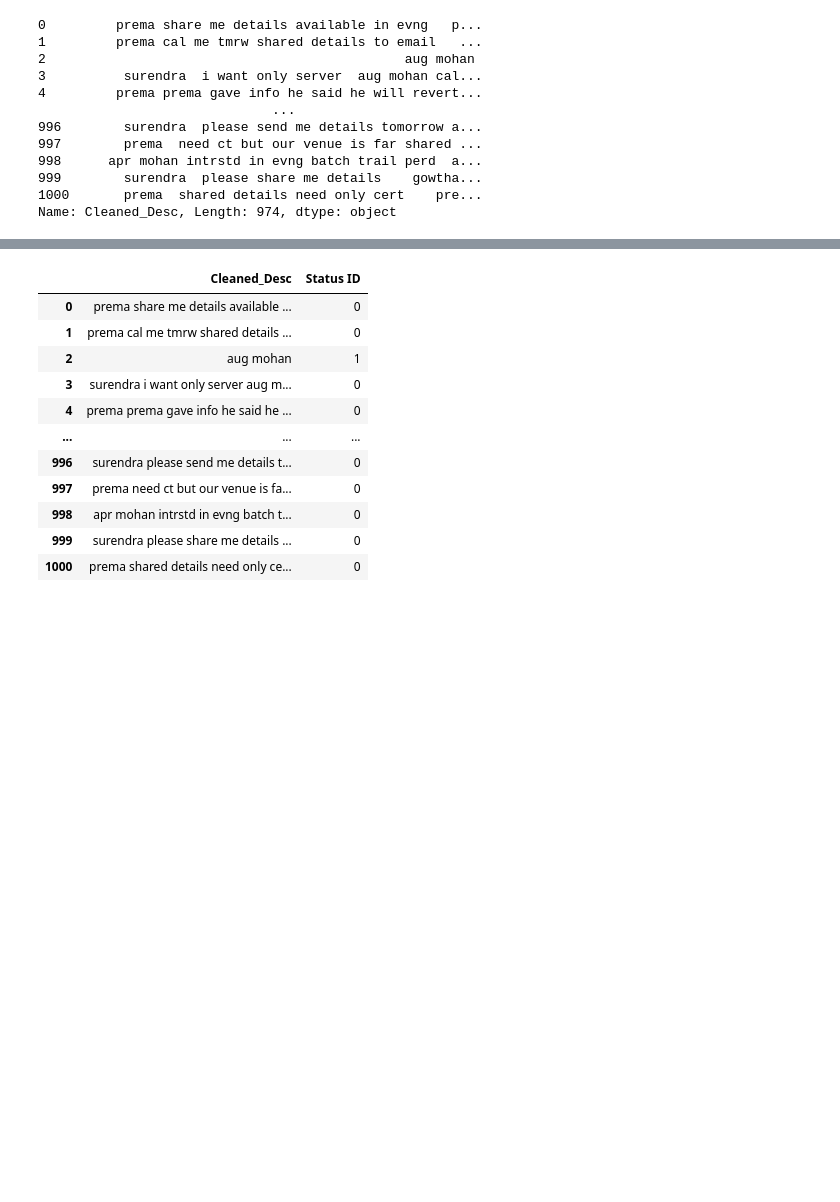
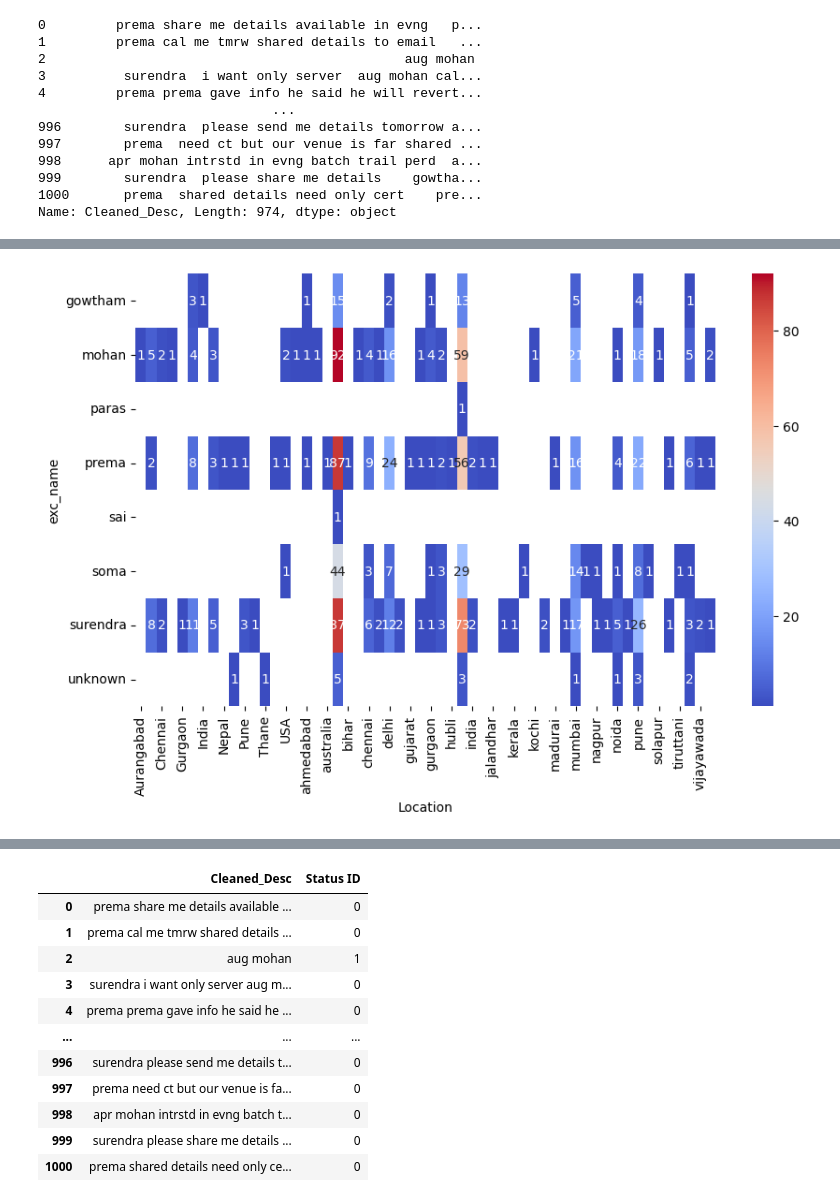
Before and after one commit to hruday9624/NLP-Powered-Sales-Prediction-Using-NLP-to-Predict-Sales-Conversion, a Jupyter notebook: Text_Enhanced_Sales_Prediction_An_NLP_Approach.ipynb, the cells around one changed output, grey strips where cells are left out. Saved outputs shown, nothing was run; the diff lists cells and outputs as text; code cells hidden in the pictures; blank space fills up the shorter version.

```diff
--- a/Text_Enhanced_Sales_Prediction_An_NLP_Approach.ipynb
+++ b/Text_Enhanced_Sales_Prediction_An_NLP_Approach.ipynb
@@ -364,0 +396,20 @@ dataset.head()
+# %%
+import seaborn as sns
+import matplotlib.pyplot as plt
+
+# Select relevant columns
+heatmap_df = dataset[['exc_name', 'Location', 'Status']]
+
+# Create a pivot table to aggregate data
+heatmap_df = heatmap_df.pivot_table(index='exc_name', columns='Location', values='Status', aggfunc='count')
+
+# Set the figure size
+plt.figure(figsize=(10,6))
+
+# Create the heatmap
+sns.heatmap(heatmap_df, cmap='coolwarm', annot=True, fmt='g')
+
+# Show the plot
+plt.show()
+# %% [output]
+[figure, added]
```
Also changed, not shown: parts of 20 cells of this notebook.
